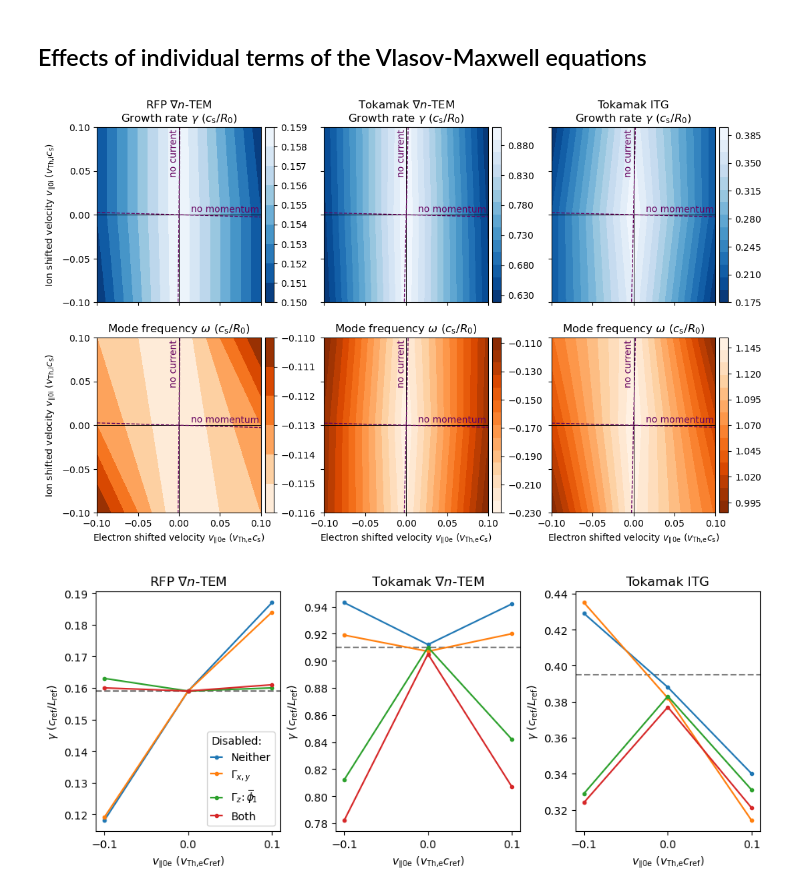
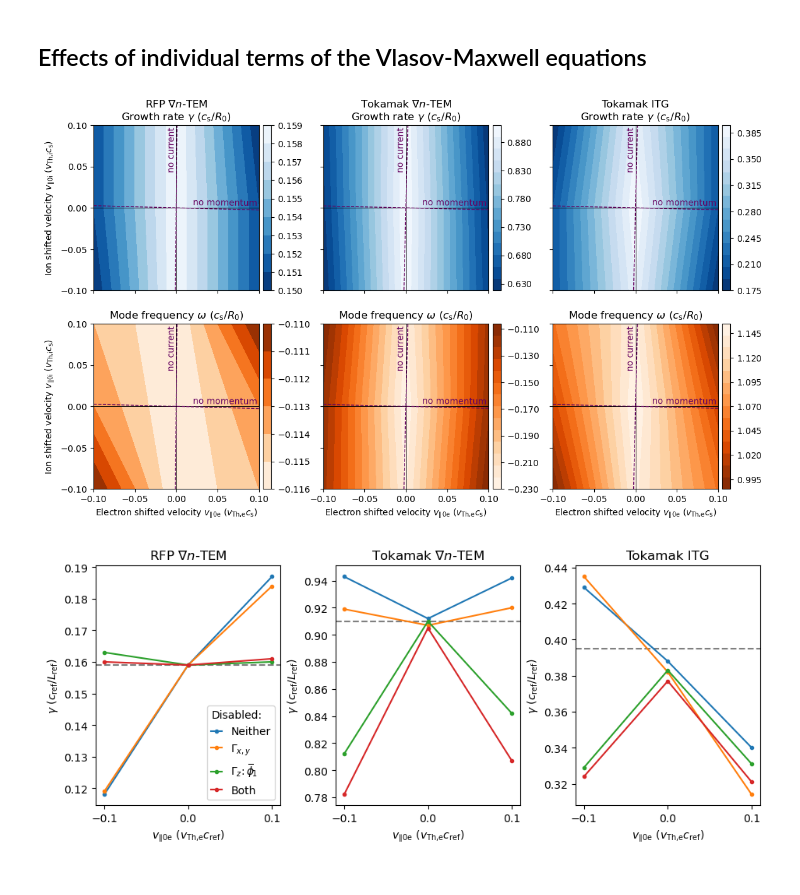
Before and after one commit to LeonOttink/impact_current_microinstabilities, a Jupyter notebook: CodeForReport.ipynb, the cells around one changed output. Drawn from its saved outputs; the diff is of its cells as text; code cells hidden in the pictures.

```diff
--- a/CodeForReport.ipynb
+++ b/CodeForReport.ipynb
@@ -516,6 +524,8 @@ for axi in ax:
     axi.set_xlim(Ve.min(),Ve.max())
     axi.set_xticks(ticks,[f"${t:.1f}$" for t in ticks])
 
+    axi.set_aspect(1)
+
 ax[0].set_ylim(Vi.min(),Vi.max())
 ax[0].set_yticks(ticks,[f"${t:.1f}$" for t in ticks])
 ax[0].set_ylabel(r"$\partial v_{\!\parallel\!0\text{i}}/\partial x$ ($v_\text{Th,i}c_\text{s}/R_0$)")
@@ -555,13 +565,13 @@ for axi in ax:
     # Trapped particle cone
     axi.plot(x,2*x,c='black',ls='--',zorder=1)
     axi.plot(x,-2*x,c='black',ls='--',zorder=1)
-    axi.annotate("Passing",(-0.315,-0.63),rotation=63.4349,ha='center',va='bottom')
-    axi.annotate("Trapped",(-0.19,-0.38),rotation=63.4349,ha='center',va='top')
+    axi.annotate("Passing",(-0.315,-0.63),rotation=63.4349,ha='center',va='bottom',fontsize=11)
+    axi.annotate("Trapped",(-0.18,-0.36),rotation=63.4349,ha='center',va='top',fontsize=11)
     # Axes
     axi.arrow(-1,0,2,0,length_includes_head=True,head_length=0.1,head_width=0.06,edgecolor='black',facecolor='black')
     axi.arrow(0,-0.7,0,1.4,length_includes_head=True,head_length=0.1,head_width=0.06,edgecolor='black',facecolor='black')
-    axi.annotate(r"$v_\parallel$",(0.85,0.07))
-    axi.annotate(r"$v_\perp$",(-0.15,0.63))
+    axi.annotate(r"$v_\parallel$",(0.85,0.07),fontsize=13)
+    axi.annotate(r"$v_\perp$",(-0.17,0.63),fontsize=13)
 
     axi.set_xlim(x.min(),x.max())
     axi.set_ylim(y.min(),y.max())
@@ -663,12 +673,14 @@ for mode in modes:
         axi.set_ylim(Vi.min(),Vi.max())
         axi.set_yticks(ticks,[])
 
+        axi.set_aspect(1)
+
     ax[0].set_ylim(Vi.min(),Vi.max())
     ax[0].set_yticks(ticks,[f"${t:.1f}$" for t in ticks])
     ax[0].set_ylabel(r"$v_{\!\parallel\!0\text{i}}$ ($v_\text{Th,i}c_\text{s}$)",labelpad=-7)
 
     box = ax[3].get_position()
-    ax[3].set_position([box.x0, box.y0, box.width, box.height * 0.895])
+    ax[3].set_position([box.x0, box.y0+0.025, box.width, box.height * 0.86])
     cbar = plt.colorbar(cf,cax=ax[3])
     cbar.ax.set_yticks(np.linspace(-1,1,5), [r'$-\pi$',r'$-\pi/2$',r'$0$',r'$\pi/2$',r'$\pi$'])
 
@@ -697,7 +709,7 @@ labs = {
 }
 for mode in modes:
     # Create figure
-    fig, ax = plt.subplots(2,6,figsize=(12.5,5),sharey=True,sharex=True,gridspec_kw={'wspace':0.25,'hspace':0.45})
+    fig, ax = plt.subplots(2,6,figsize=(12,5),sharey=True,sharex=True,gridspec_kw={'wspace':0.25,'hspace':0.45})
 
     for j, alpha in enumerate(["i","e"]):
         for i, key in enumerate(labels[3:]):
@@ -730,6 +742,8 @@ for mode in modes:
         ax[j,0].set_yticks(ticks,[f"${t:.1f}$" for t in ticks])
         ax[j,0].set_ylabel(r"$v_{\!\parallel\!0\text{i}}$ ($v_\text{Th,i}c_\text{s}$)",labelpad=-7)
 
+    for axi in ax.flatten(): axi.set_aspect(1)
+
     fig.suptitle({modes[0]:r"RFP $\nabla n$-TEM", modes[1]:r"Tokamak $\nabla n$-TEM", modes[2]:r"Tokamak ITG"}[mode],y=1.03)
 
     plt.savefig(fr"crossphases_{mode}_extra.pdf",bbox_inches='tight')
@@ -1196,7 +790,7 @@ N = 3
 Vi, Ve = np.mgrid[V[:,0].min():V[:,0].max():N*1j,V[:,1].min():V[:,1].max():N*1j]
 
 # Create figure
-fig, ax = plt.subplots(2,3,figsize=(12.6,7.5),sharey='row',sharex='col',gridspec_kw={'wspace':0.15})
+fig, ax = plt.subplots(2,3,figsize=(13.5,7.5),sharey='row',sharex='col',gridspec_kw={'wspace':0.15})
 
 for i, (O,lg,tg,lo,to,par) in enumerate(zip(Os,lgs,tgs,los,tos,pars)):
     gamma = griddata(V, O[:,0], (Vi, Ve), method='linear')
@@ -1212,34 +806,36 @@ for i, (O,lg,tg,lo,to,par) in enumerate(zip(Os,lgs,tgs,los,tos,pars)):
     cbar.ax.set_yticks(to, [f"${t:.3f}$" for t in to])
 
     for axi in ax[:,i]:
         axi.plot([0,0],[Vi.min(),Vi.max()],c='black',lw=0.7)
         axi.plot([Ve.min(),Ve.max()],[0,0],c='black',lw=0.7)
 
         c_an = '#660260'
         axi.plot([-0.1,0.1],[-0.1*par.vThe/par.vThi,0.1*par.vThe/par.vThi],c=c_an,lw=1,ls='--')
         axi.annotate("no current",[0,0.098],c=c_an,rotation=89.4,va='top',ha='right')
         axi.plot([-0.1,0.1],[0.1*par.vThe/par.vThi*par.me/par.mi,-0.1*par.vThe/par.vThi*par.me/par.mi],c=c_an,lw=1,ls='--')
         axi.annotate("no momentum",[0.098,0],c=c_an,rotation=-0.6,va='bottom',ha='right')
 
+        axi.set_aspect(1)
+
 for axi in ax[1,:]:
     axi.set_xlabel(r"Electron shifted velocity $v_{\!\parallel\!0\text{e}}$ ($v_\text{Th,e}c_\text{s}$)")
     axi.set_xlim(Ve.min(),Ve.max())
 
 ticks = np.linspace(-0.1,0.1,5)
 for axi in ax[:,0]:
     axi.set_ylim(Vi.min(),Vi.max())
     axi.set_yticks(ticks,[f"${t:.2f}$" for t in ticks])
     axi.set_ylabel(r"Ion shifted velocity $v_{\!\parallel\!0\text{i}}$ ($v_\text{Th,i}c_\text{s}$)")
 
 ax[0,0].set_title(r"RFP $\nabla n$-TEM"+"\n"+r"Growth rate $\gamma$ ($c_\text{s}/R_0$)",y=1)
 ax[0,1].set_title(r"Tokamak $\nabla n$-TEM"+"\n"+r"Growth rate $\gamma$ ($c_\text{s}/R_0$)",y=1)
 ax[0,2].set_title(r"Tokamak ITG"+"\n"+r"Growth rate $\gamma$ ($c_\text{s}/R_0$)",y=1)
 
 plt.savefig("eigenvalues_dFdvp-off.pdf",bbox_inches='tight')
 
 plt.show()
 # %% [output]
-[figure, old version]
+[figure, new version]
 # %%
 ## Growth rates at vpar0i=-0.1 and varying vpar0e, with different contributions
 ## disabled
```
Also changed, not shown: parts of 28 cells of this notebook.
